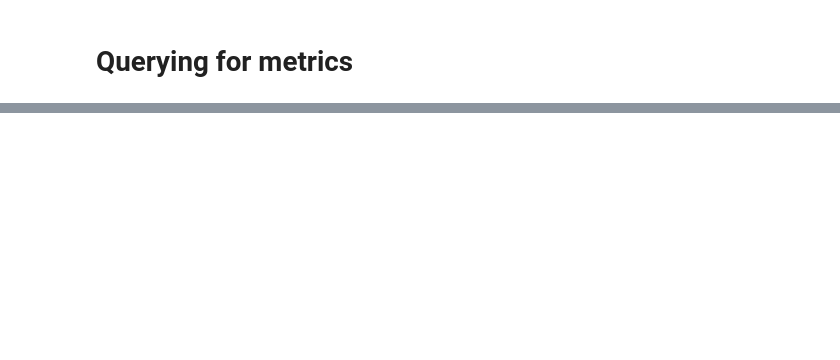
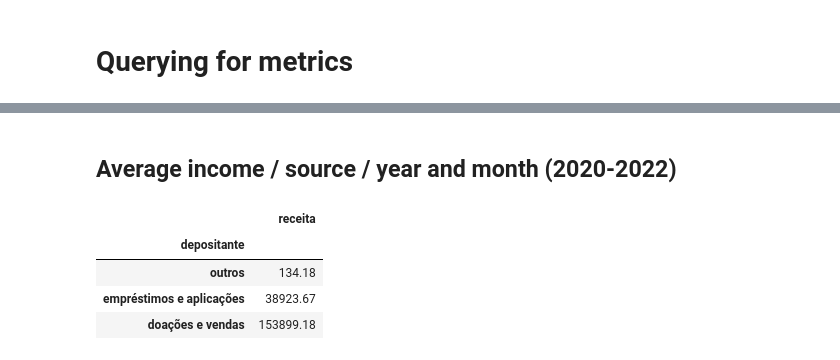
Before and after one commit to vdechen/DataAnalysis_NGO, a Jupyter notebook: Data cleaning and analysis.ipynb, the cells around one changed output, grey strips where cells are left out. Drawn from its saved outputs; the diff is of its cells as text; code cells hidden in the pictures; blank space fills up the shorter version.

```diff
--- a/Code.ipynb
+++ b/Data cleaning and analysis.ipynb
@@ -299,0 +225,13 @@ expenses20_22.groupby(['ano', 'favorecido']).aggregate({'despesas':sum})
+# %% [markdown]
+## Average income / source / year and month  (2020-2022)
+# %%
+# média anual total de entrada X depositante (2020-2022):
+def anual_avg(x):
+    return round(sum(x)/3, 2)
+income20_22.groupby(['depositante']).aggregate({'receita': anual_avg}).sort_values(by = 'receita', ascending = True)
+# %% [output]
+|  | receita |
+| depositante |  |
+| outros | 134.18 |
+| empréstimos e aplicações | 38923.67 |
+| doações e vendas | 153899.18 |
```
Also changed, not shown: parts of 32 cells of this notebook, 2 other files.
